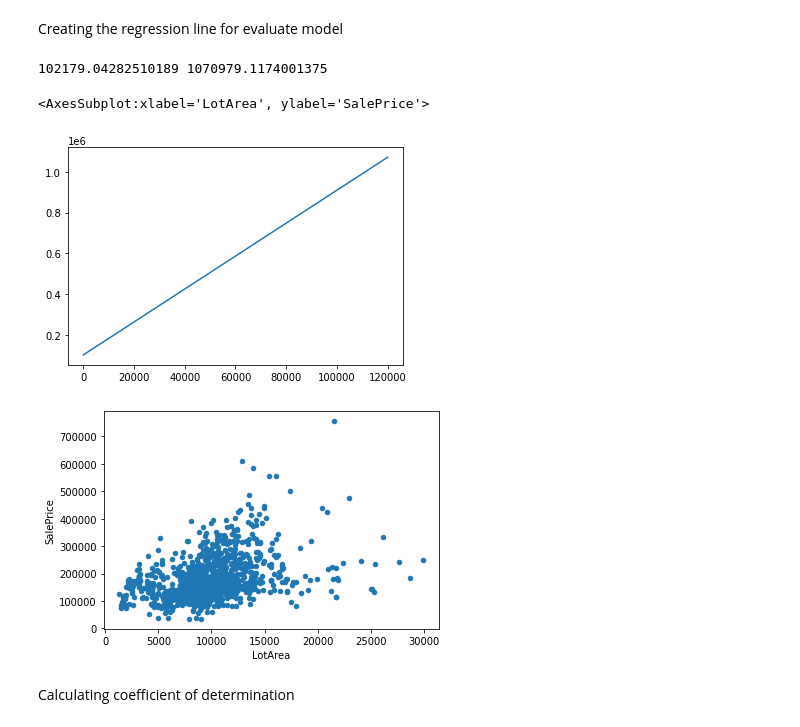
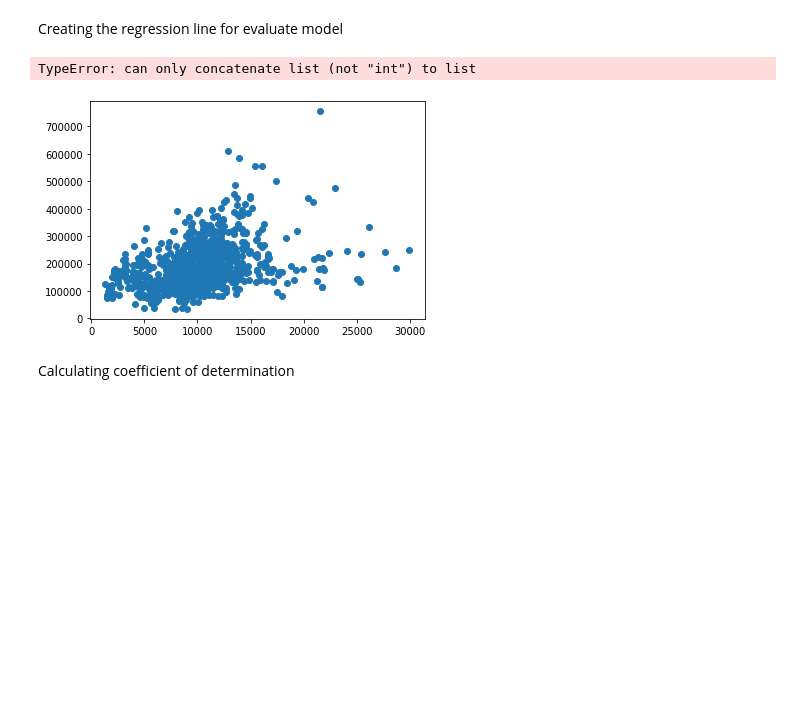
Before and after one commit to Delgerskhn/HousePrediction, a Jupyter notebook: SLR_bruteforce.ipynb, the cells around one changed output. Saved outputs shown, nothing was run; the diff lists cells and outputs as text; code cells hidden in the pictures; blank space fills up the shorter version.

```diff
--- a/SLR_bruteforce.ipynb
+++ b/SLR_bruteforce.ipynb
@@ -93,20 +93,22 @@ print(fitObject)
 # %% [markdown]
 Creating the regression line for evaluate model
 # %%
-#The regression line must pass through centroid
-#The centroid must be at point (xMean, yMean)
-#x=1 uyd y
-y1 = predict(1, fitObject["slope"], fitObject["intercept"])
-#x=8000 uyd y
-y2 = predict(120000, fitObject["slope"], fitObject["intercept"])
-print(y1, y2)
-plt.plot([1, fitObject["xMean"], 120000], [y1, fitObject["yMean"], y2])
-variables.plot.scatter(x='LotArea', y='SalePrice')
+# #The regression line must pass through centroid
+# #The centroid must be at point (xMean, yMean)
+# #x=1 uyd y
+# y1 = predict(1, fitObject["slope"], fitObject["intercept"])
+# #x=8000 uyd y
+# y2 = predict(30000, fitObject["slope"], fitObject["intercept"])
+# print(y1, y2)
+# plt.plot([1, fitObject["xMean"], 30000], [y1, fitObject["yMean"], y2])
+# variables.plot.scatter(x='LotArea', y='SalePrice')
+x = variables["LotArea"].tolist()
+y = variables["SalePrice"].tolist()
+plt.plot(x, y, "o")
+plt.plot(x, round(fitObject["slope"])*x + round(fitObject["intercept"]))
 # %% [output]
-102179.04282510189 1070979.1174001375
+TypeError: can only concatenate list (not "int") to list
-<AxesSubplot:xlabel='LotArea', ylabel='SalePrice'>
-[figure, old version]
+[figure, new version]
-[figure, removed]
 # %% [markdown]
 Calculating coefficient of determination
 # %%
```
Also changed, not shown: 2 other files.
